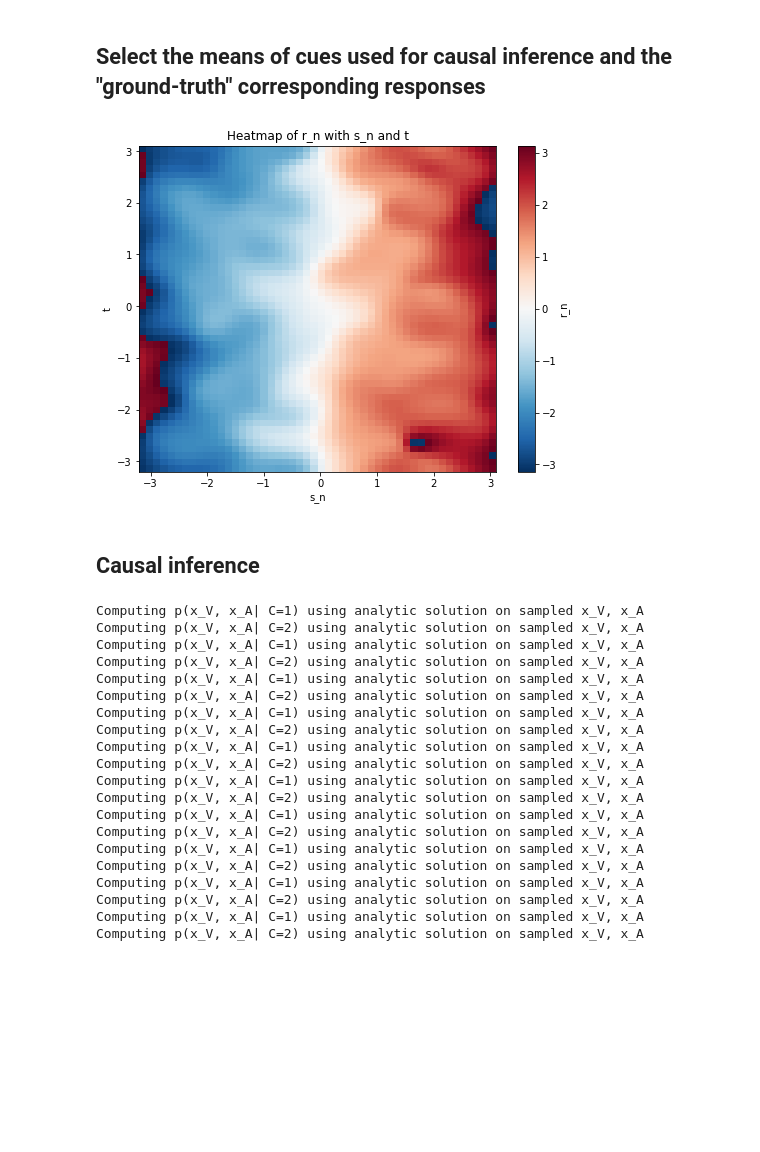
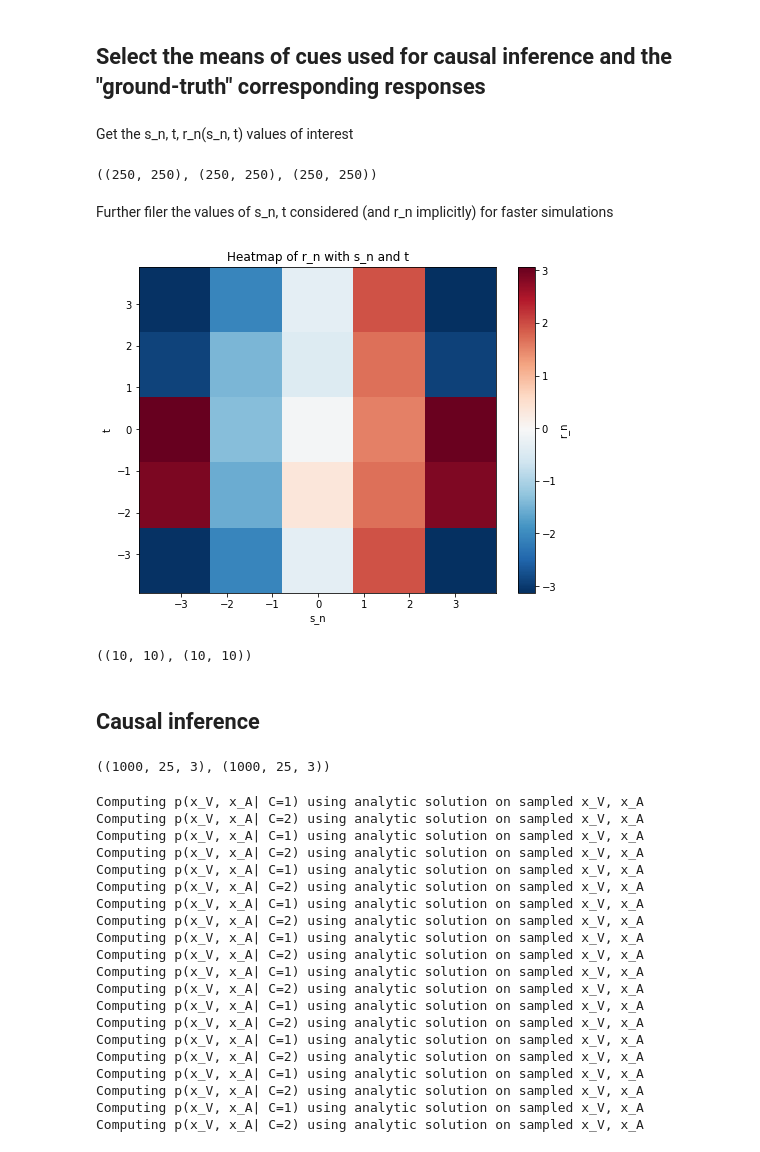
Before and after one commit to ak47na/multisensory_causal_inference, a Jupyter notebook: example_custom_causal_inference.ipynb, the cells around one changed output. Cells and saved outputs as stored; diff of their text form; code cells hidden in the pictures; blank space fills up the shorter version.

```diff
--- a/example_custom_causal_inference.ipynb
+++ b/example_custom_causal_inference.ipynb
@@ -40,22 +119,38 @@ def get_s_n_and_t(grid, gam_data, step=1, t_index=2):
     r_n = r_n[:, indices]
     return s_n, t, r_n
 # %%
-s_n, t, r_n = get_s_n_and_t(grid, gam_data)
-step=len(s_n)//50
-indices = np.arange(0, s_n.shape[0], step=step)
-mu_x_dim = len(indices)
-s_n = s_n[indices][:, indices]
-t = t[indices][:, indices]
-r_n = r_n[indices][:, indices]
-plt.figure(figsize=(8, 6))
-plt.pcolormesh(s_n[0], t[:,0], r_n, shading='auto', cmap='RdBu_r')
-plt.colorbar(label='r_n')
-plt.xlabel('s_n')
-plt.ylabel('t')
-plt.title('Heatmap of r_n with s_n and t')
-plt.show()
+def heatmap_f_s_n_t(f_s_n_t, s_n, t, f_name):
+    plt.figure(figsize=(8, 6))
+    plt.pcolormesh(s_n[0], t[:,0], f_s_n_t, shading='auto', cmap='RdBu_r')
+    plt.colorbar(label=f_name)
+    plt.xlabel('s_n')
+    plt.ylabel('t')
+    plt.title(f'Heatmap of {f_name} with s_n and t')
+    plt.show()
-# %% [output]
-[figure, removed]
+# %% [markdown]
+Get the s_n, t, r_n(s_n, t) values of interest
+# %%
+s_n, t, r_n = get_s_n_and_t(grid, gam_data)
+s_n.shape, t.shape, r_n.shape
+# %% [output]
+((250, 250), (250, 250), (250, 250))
+# %% [markdown]
+Further filer the values of s_n, t considered (and r_n implicitly) for faster simulations
+# %%
+num_means = 4
+step=len(s_n)//num_means
+indices = np.arange(0, s_n.shape[0], step=step)
+mu_x_dim = len(indices)
+s_n = s_n[indices][:, indices]
+t = t[indices][:, indices]
+r_n = r_n[indices][:, indices]
+heatmap_f_s_n_t(f_s_n_t=r_n, s_n=s_n, t=t, f_name='r_n')
+# %% [output]
+[figure, added]
+# %%
+s_n.shape, t.shape
+# %% [output]
+((10, 10), (10, 10))
 # %% [markdown]
 ## Causal inference
 # %%
@@ -66 +162,7 @@ kappa1, kappa2 = 50, 70
+# %%
+t_samples = vonmises(loc=ut[:, np.newaxis], kappa=kappa1[np.newaxis, :]).rvs(size=(num_sim, ut.shape[0], kappa1.shape[0]))
+s_n_samples = vonmises(loc=us_n[:, np.newaxis], kappa=kappa2[np.newaxis, :]).rvs(size=(num_sim, us_n.shape[0], kappa2.shape[0]))
+t_samples.shape, s_n_samples.shape
+# %% [output]
+((1000, 25, 3), (1000, 25, 3))
 # %%
```
Also changed, not shown: parts of 7 cells of this notebook.
